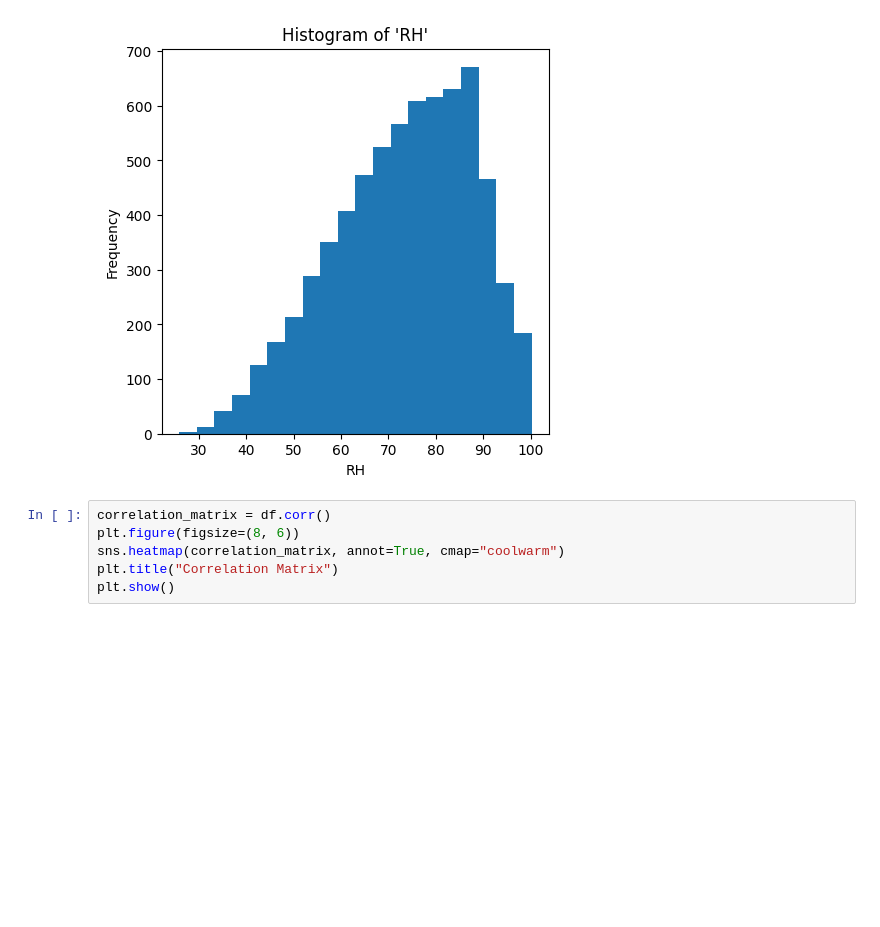
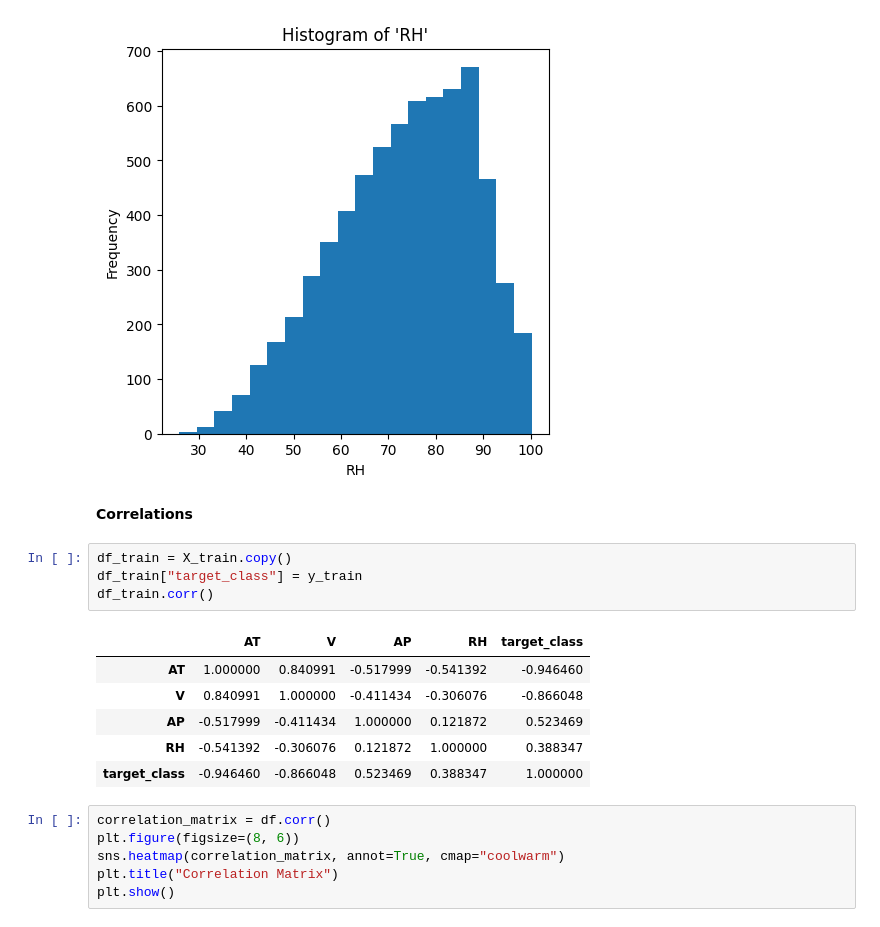
Before and after one commit to Lacikaki7/AI_project1, a Jupyter notebook: Beadando.ipynb, the cells around one changed output. Drawn from its saved outputs; the diff is of its cells as text; blank space fills up the shorter version.

```diff
--- a/Beadando.ipynb
+++ b/Beadando.ipynb
@@ -162,6 +181,19 @@ for column in column_names:
 [figure]
 [figure]
 [figure]
+# %% [markdown]
+**Correlations**
+# %%
+df_train = X_train.copy()
+df_train["target_class"] = y_train
+df_train.corr()
+# %% [output]
+|  | AT | V | AP | RH | target_class |
+| AT | 1.000000 | 0.840991 | -0.517999 | -0.541392 | -0.946460 |
+| V | 0.840991 | 1.000000 | -0.411434 | -0.306076 | -0.866048 |
+| AP | -0.517999 | -0.411434 | 1.000000 | 0.121872 | 0.523469 |
+| RH | -0.541392 | -0.306076 | 0.121872 | 1.000000 | 0.388347 |
+| target_class | -0.946460 | -0.866048 | 0.523469 | 0.388347 | 1.000000 |
 # %%
 correlation_matrix = df.corr()
 plt.figure(figsize=(8, 6))
```
Also changed, not shown: parts of 31 cells of this notebook.
